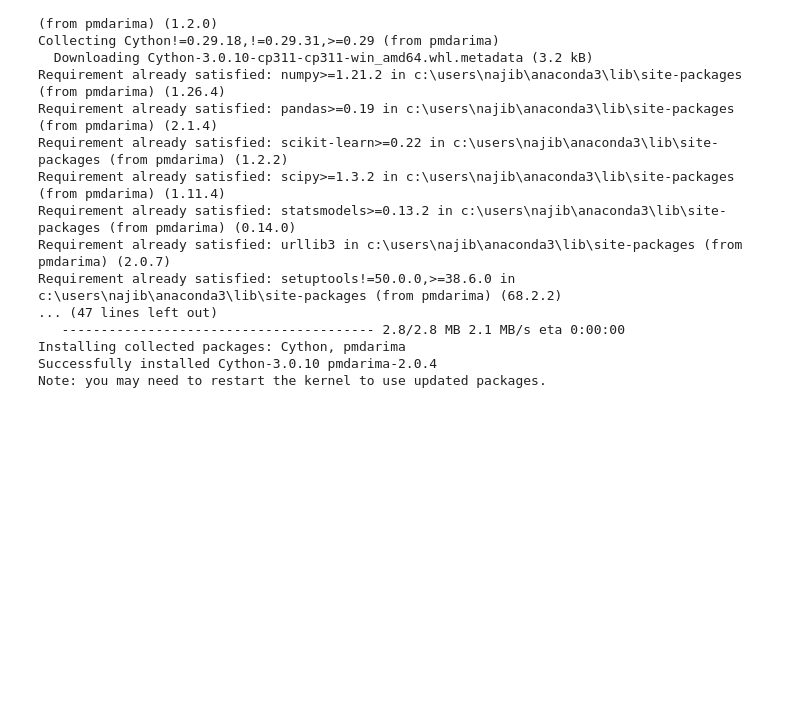
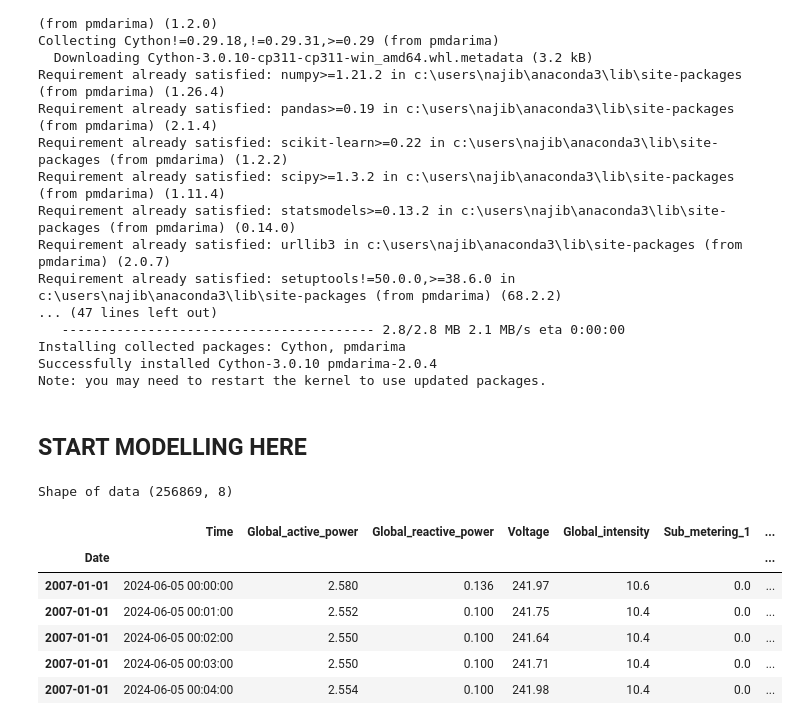
Before and after one commit to kabedkaca/CSP_DA24C3, a Jupyter notebook: Untitled.ipynb, the cells around one changed output. Drawn from its saved outputs; the diff is of its cells as text; code cells hidden in the pictures; blank space fills up the shorter version.

```diff
--- a/Untitled.ipynb
+++ b/Untitled.ipynb
@@ -18,3 +18,5 @@ Requirement already satisfied: setuptools!=50.0.0,>=38.6.0 in c:\users\najib\ana
 Installing collected packages: Cython, pmdarima
 Successfully installed Cython-3.0.10 pmdarima-2.0.4
 Note: you may need to restart the kernel to use updated packages.
+# %% [markdown]
+## START MODELLING HERE
@@ -20,0 +27,14 @@ Note: you may need to restart the kernel to use updated packages.
+# %%
+df = pd.read_csv('data/household_power_consumption_cleaned.csv',index_col='Date', parse_dates=True)
+#parse_dates=True
+print('Shape of data',df.shape)
+df.head()
+# %% [output]
+Shape of data (256869, 8)
+|  | Time | Global_active_power | Global_reactive_power | Voltage | Global_intensity | Sub_metering_1 | ... |
+| Date |  |  |  |  |  |  | ... |
+| 2007-01-01 | 2024-06-05 00:00:00 | 2.580 | 0.136 | 241.97 | 10.6 | 0.0 | ... |
+| 2007-01-01 | 2024-06-05 00:01:00 | 2.552 | 0.100 | 241.75 | 10.4 | 0.0 | ... |
+| 2007-01-01 | 2024-06-05 00:02:00 | 2.550 | 0.100 | 241.64 | 10.4 | 0.0 | ... |
+| 2007-01-01 | 2024-06-05 00:03:00 | 2.550 | 0.100 | 241.71 | 10.4 | 0.0 | ... |
+| 2007-01-01 | 2024-06-05 00:04:00 | 2.554 | 0.100 | 241.98 | 10.4 | 0.0 | ... |
```
Also changed, not shown: parts of 22 cells of this notebook, 1 other file.
